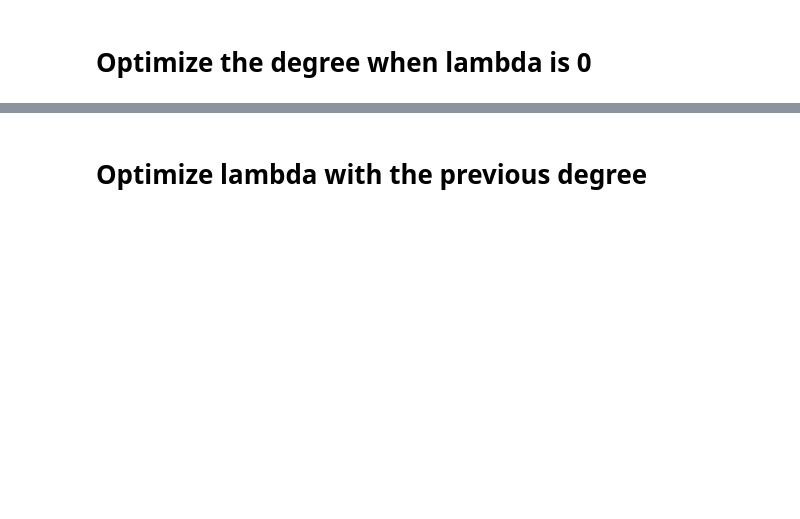
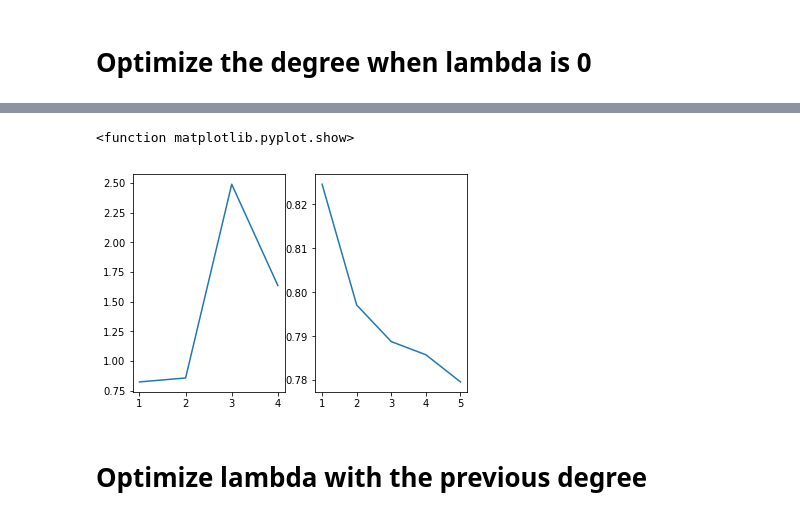
Before and after one commit to iricchi/Project1_ML, a Jupyter notebook: code/tom/t_ridge_regression.ipynb, the cells around one changed output, grey strips where cells are left out. Drawn from its saved outputs; the diff is of its cells as text; code cells hidden in the pictures; blank space fills up the shorter version.

```diff
--- a/code/tom/t_ridge_regression.ipynb
+++ b/code/tom/t_ridge_regression.ipynb
@@ -145,3 +142,13 @@ optimal degree (lambda=0):  2
+# %%
+plt.figure
+plt.subplot(121)
+plt.plot([1,2,3,4], rmse_te[:4])
+plt.subplot(122)
+plt.plot([1,2,3,4,5], rmse_tr[:5])
+plt.show
+# %% [output]
+<function matplotlib.pyplot.show>
+[figure, added]
 # %% [markdown]
 # Optimize lambda with the previous degree
 # %%
```
Also changed, not shown: parts of 7 cells of this notebook, 7 other files.
